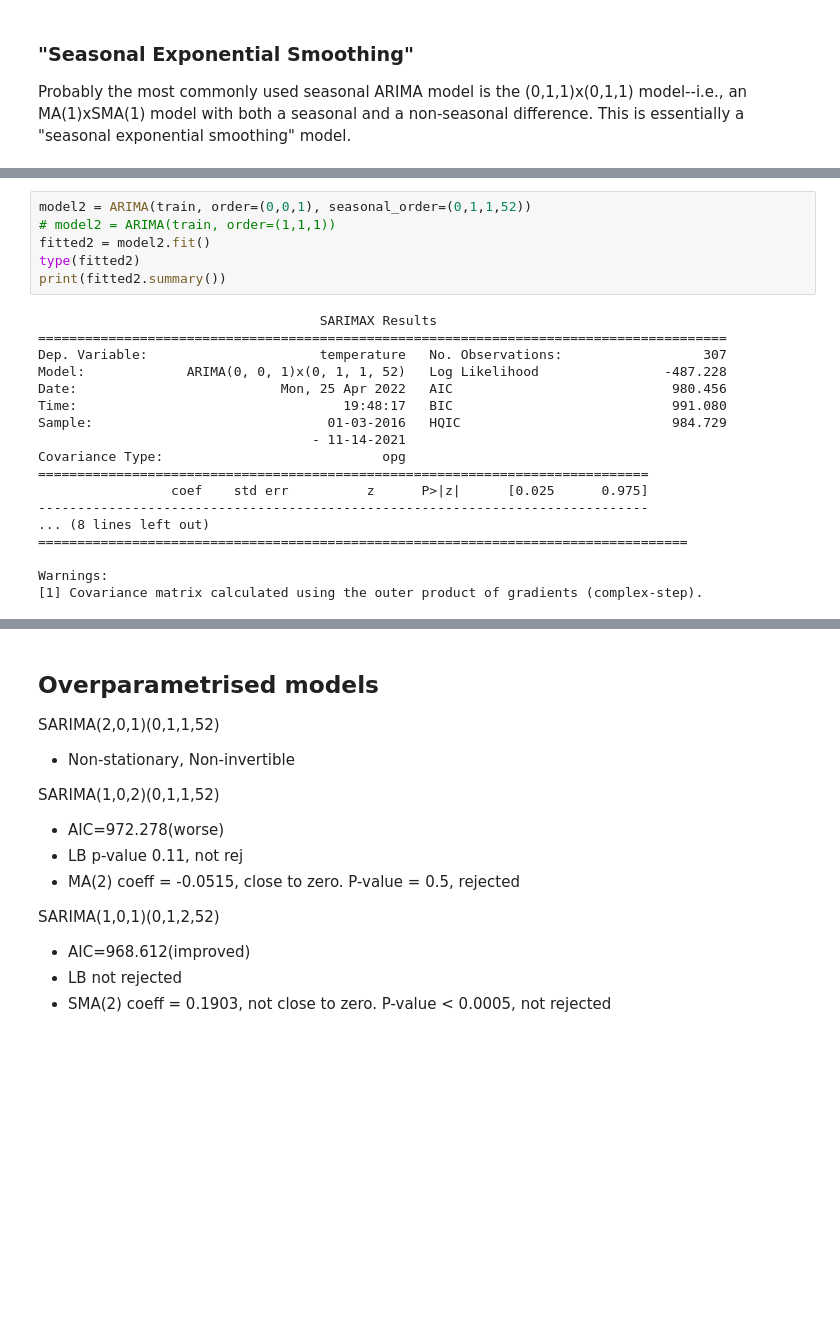
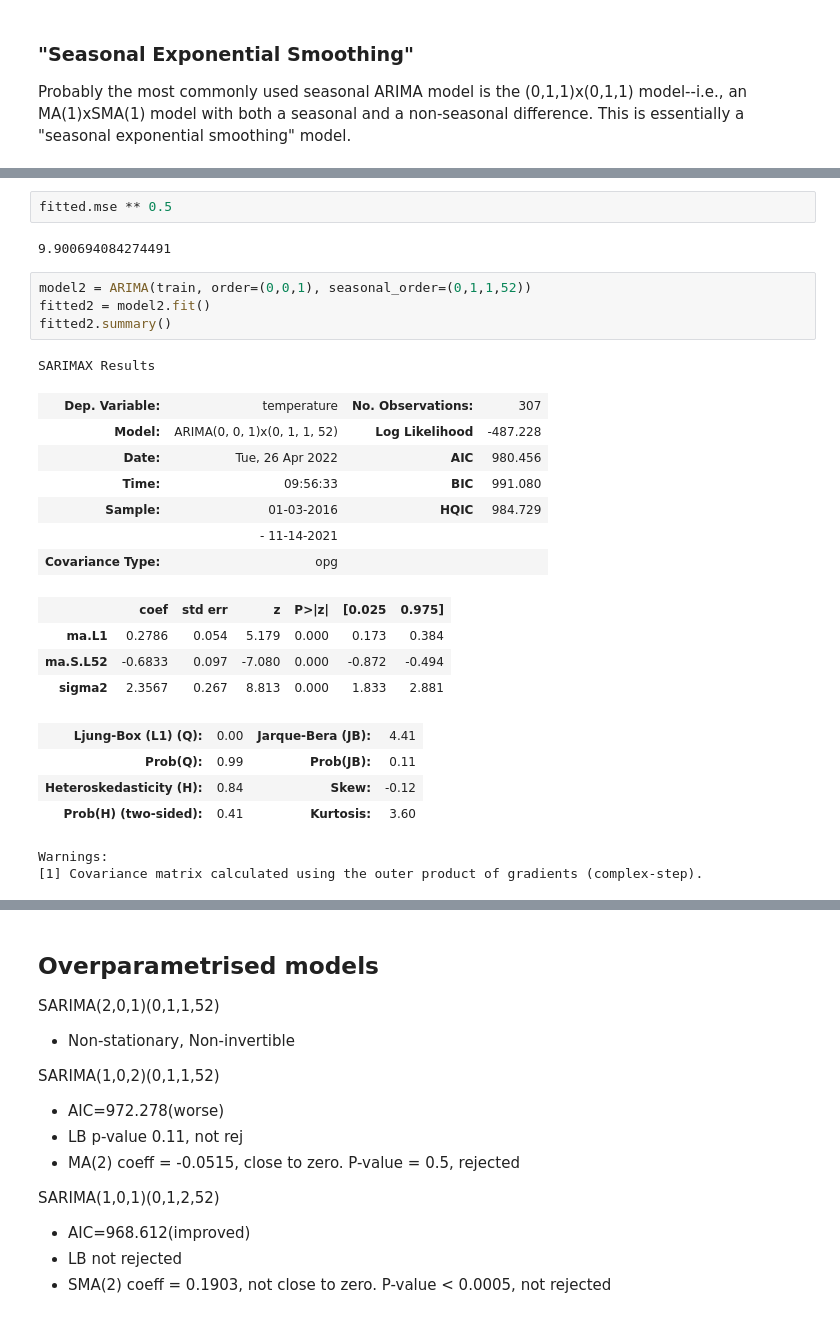
Before and after one commit to Nonug/stat4601-project, a Jupyter notebook: model_fitting.ipynb, the cells around one changed output, grey strips where cells are left out. Cells and saved outputs as stored; diff of their text form; blank space fills up the shorter version.

```diff
--- a/model_fitting.ipynb
+++ b/model_fitting.ipynb
@@ -177,27 +183,30 @@ Covariance Type:                              opg
 
 Warnings:
 [1] Covariance matrix calculated using the outer product of gradients (complex-step).
+# %%
+fitted.mse ** 0.5
+# %% [output]
+9.900694084274491
 # %%
 model2 = ARIMA(train, order=(0,0,1), seasonal_order=(0,1,1,52))
-# model2 = ARIMA(train, order=(1,1,1))
 fitted2 = model2.fit()
-type(fitted2)
-print(fitted2.summary())
+fitted2.summary()
 # %% [output]
-                                    SARIMAX Results
-========================================================================================
-Dep. Variable:                      temperature   No. Observations:                  307
-Model:             ARIMA(0, 0, 1)x(0, 1, 1, 52)   Log Likelihood                -487.228
-Date:                          Mon, 25 Apr 2022   AIC                            980.456
-Time:                                  19:48:17   BIC                            991.080
-Sample:                              01-03-2016   HQIC                           984.729
-                                   - 11-14-2021
-Covariance Type:                            opg
-==============================================================================
-                 coef    std err          z      P>|z|      [0.025      0.975]
-------------------------------------------------------------------------------
-... (8 lines left out)
-===================================================================================
-
-Warnings:
-[1] Covariance matrix calculated using the outer product of gradients (complex-step).
+SARIMAX Results
+| Dep. Variable: | temperature | No. Observations: | 307 |
+| Model: | ARIMA(0, 0, 1)x(0, 1, 1, 52) | Log Likelihood | -487.228 |
+| Date: | Tue, 26 Apr 2022 | AIC | 980.456 |
+| Time: | 09:56:33 | BIC | 991.080 |
+| Sample: | 01-03-2016 | HQIC | 984.729 |
+|  | - 11-14-2021 |  |  |
+| Covariance Type: | opg |  |  |
+|  | coef | std err | z | P>|z| | [0.025 | 0.975] |
+| ma.L1 | 0.2786 | 0.054 | 5.179 | 0.000 | 0.173 | 0.384 |
+| ma.S.L52 | -0.6833 | 0.097 | -7.080 | 0.000 | -0.872 | -0.494 |
+| sigma2 | 2.3567 | 0.267 | 8.813 | 0.000 | 1.833 | 2.881 |
+| Ljung-Box (L1) (Q): | 0.00 | Jarque-Bera (JB): | 4.41 |
+| Prob(Q): | 0.99 | Prob(JB): | 0.11 |
+| Heteroskedasticity (H): | 0.84 | Skew: | -0.12 |
+| Prob(H) (two-sided): | 0.41 | Kurtosis: | 3.60 |
+Warnings:
+[1] Covariance matrix calculated using the outer product of gradients (complex-step).
```
Also changed, not shown: parts of 12 cells of this notebook, 10 other files.
